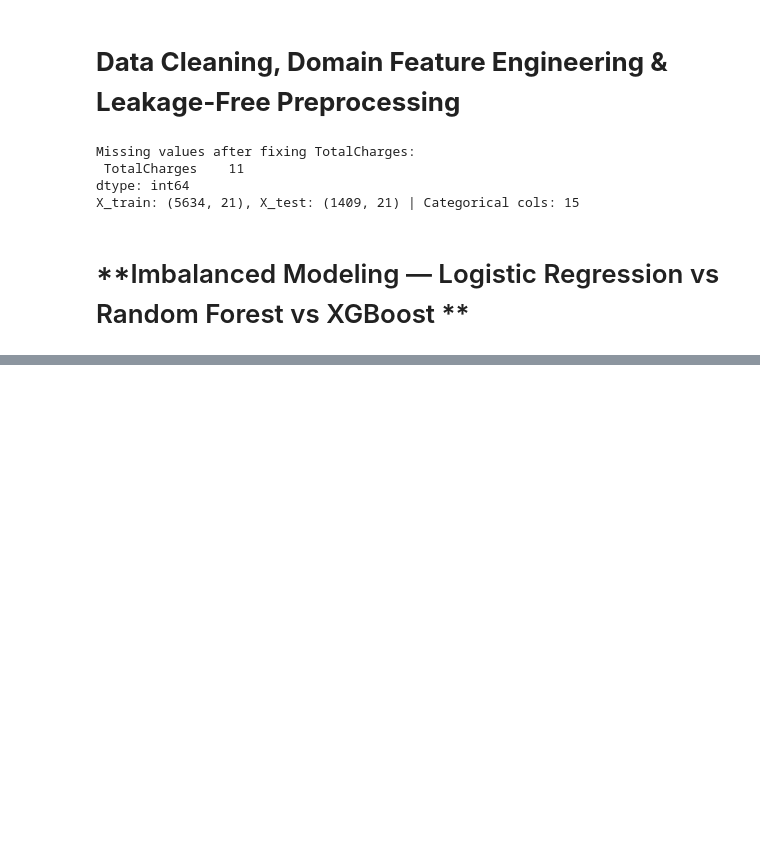
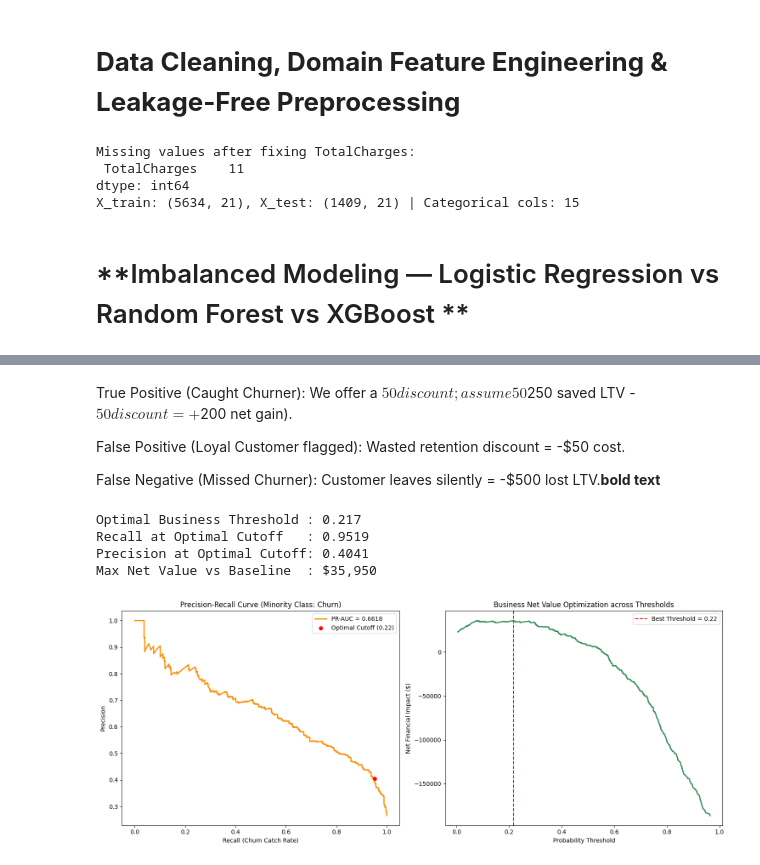
Before and after one commit to sanya-6976/loan-approval-ml-project, a Jupyter notebook: 03_telco_churn_xgboost.ipynb, the cells around one changed output, grey strips where cells are left out. Saved outputs shown, nothing was run; the diff lists cells and outputs as text; code cells hidden in the pictures; blank space fills up the shorter version.

```diff
--- a/03_telco_churn_xgboost.ipynb
+++ b/03_telco_churn_xgboost.ipynb
@@ -96,0 +190,65 @@ X_train: (5634, 21), X_test: (1409, 21) | Categorical cols: 15
+# %% [markdown]
+True Positive (Caught Churner): We offer a $50 discount; assume 50% accept and stay (+$250 saved LTV -$50 discount = +$200 net gain).
+
+False Positive (Loyal Customer flagged): Wasted retention discount = -$50 cost.
+
+False Negative (Missed Churner): Customer leaves silently = -$500 lost LTV.**bold text**
+# %%
+from sklearn.metrics import precision_recall_curve, average_precision_score
+import matplotlib.pyplot as plt
+import numpy as np
+
+# Use the winning XGBoost (scale_pos_weight) model
+xgb_weighted = models["XGBoost (scale_pos_weight)"]
+y_proba_xgb = xgb_weighted.predict_proba(X_test)[:, 1]
+
+# 1. Compute Precision-Recall Curve
+precisions, recalls, thresholds = precision_recall_curve(y_test, y_proba_xgb)
+
+# 2. Simulate Business Net Value across thresholds
+net_values = []
+for t in thresholds:
+    pred_t = (y_proba_xgb >= t).astype(int)
+    tp = ((y_test == 1) & (pred_t == 1)).sum()
+    fp = ((y_test == 0) & (pred_t == 1)).sum()
+    fn = ((y_test == 1) & (pred_t == 0)).sum()
+
+    net_value = (tp * 200) - (fp * 50) - (fn * 500)
+    net_values.append(net_value)
+
+# Find the optimal index and threshold (need to match thresholds length)
+best_idx = np.argmax(net_values)
+best_thresh = thresholds[best_idx]
+
+print(f"Optimal Business Threshold : {best_thresh:.3f}")
+print(f"Recall at Optimal Cutoff   : {recalls[best_idx]:.4f}")
+print(f"Precision at Optimal Cutoff: {precisions[best_idx]:.4f}")
+print(f"Max Net Value vs Baseline  : ${net_values[best_idx]:,}")
+
+# 3. Create subplots for visualization
+fig, axes = plt.subplots(1, 2, figsize=(15, 6))
+
+# Plot PR Curve
+axes[0].plot(recalls, precisions, color='darkorange', lw=2, label=f'PR-AUC = {average_precision_score(y_test, y_proba_xgb):.4f}')
+axes[0].scatter(recalls[best_idx], precisions[best_idx], color='red', zorder=5, label=f'Optimal Cutoff ({best_thresh:.2f})')
+axes[0].set_title('Precision-Recall Curve (Minority Class: Churn)')
+axes[0].set_xlabel('Recall (Churn Catch Rate)')
+axes[0].set_ylabel('Precision')
+axes[0].legend()
+
+# Plot Net Value Optimization Curve
+axes[1].plot(thresholds, net_values, color='seagreen', lw=2)
+axes[1].axvline(best_thresh, color='red', linestyle='--', label=f'Best Threshold = {best_thresh:.2f}')
+axes[1].set_title('Business Net Value Optimization across Thresholds')
+axes[1].set_xlabel('Probability Threshold')
+axes[1].set_ylabel('Net Financial Impact ($)')
+axes[1].legend()
+
+plt.tight_layout()
+plt.show()
+# %% [output]
+Optimal Business Threshold : 0.217
+Recall at Optimal Cutoff   : 0.9519
+Precision at Optimal Cutoff: 0.4041
+Max Net Value vs Baseline  : $35,950
+[figure, added]
```
Also changed, not shown: parts of 7 cells of this notebook.
